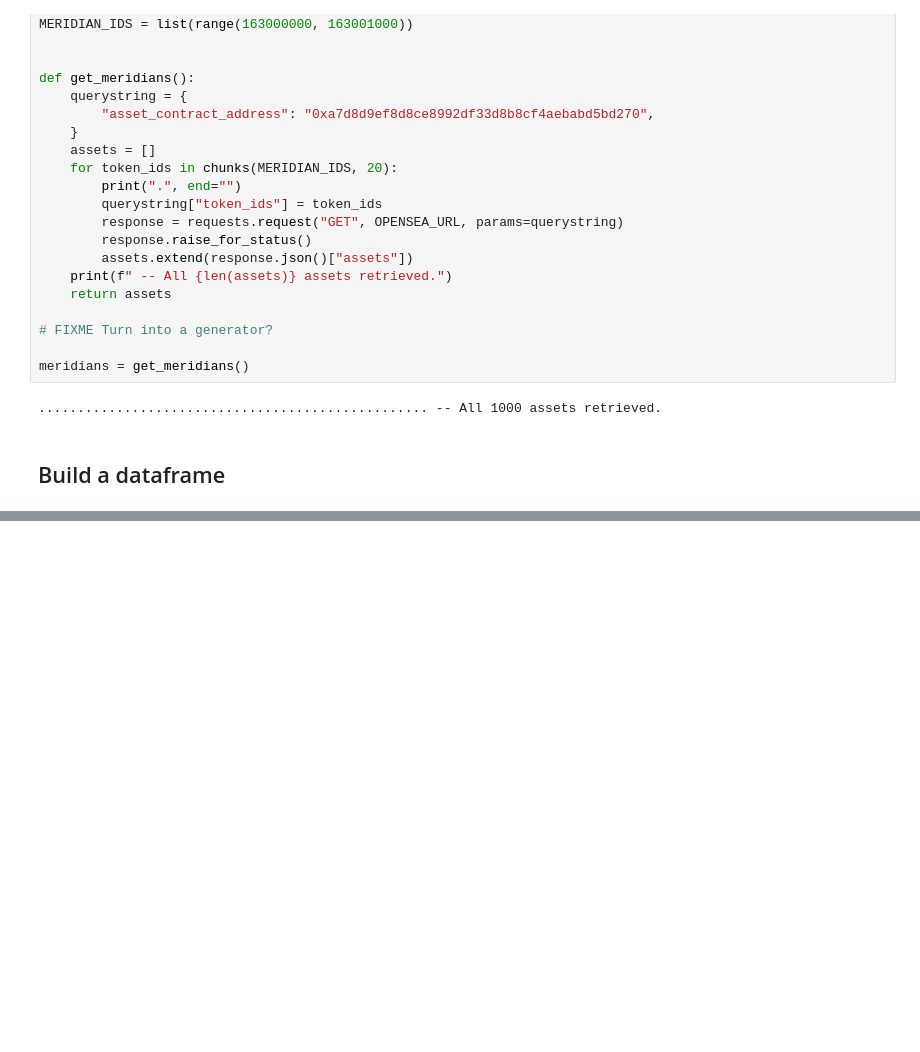
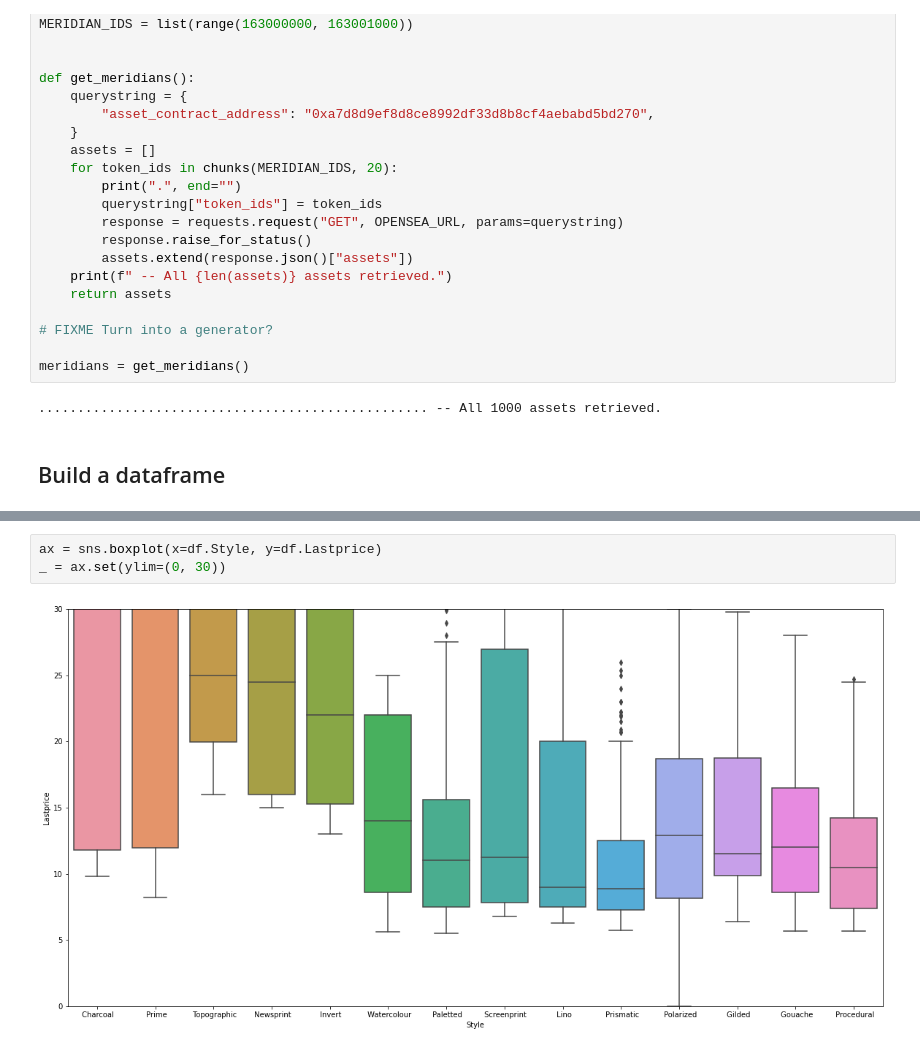
Before and after one commit to ymyke/niftylytics, a Jupyter notebook: meridians.ipynb, the cells around one changed output, grey strips where cells are left out. Saved outputs shown, nothing was run; the diff lists cells and outputs as text; blank space fills up the shorter version.

```diff
--- a/meridians.ipynb
+++ b/meridians.ipynb
@@ -116,0 +134,5 @@ df[df.name == "Meridian #666"]
+# %%
+ax = sns.boxplot(x=df.Style, y=df.Lastprice)
+_ = ax.set(ylim=(0, 30))
+# %% [output]
+[figure, added]
```
Also changed, not shown: parts of 8 cells of this notebook.
